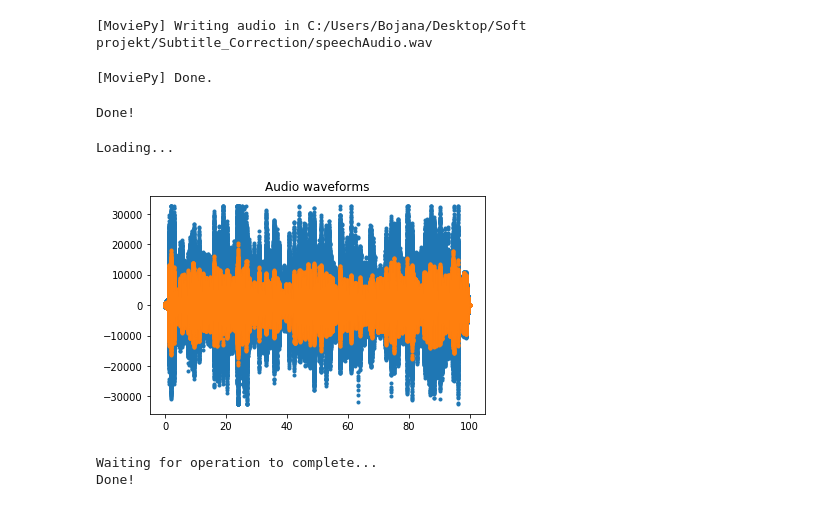
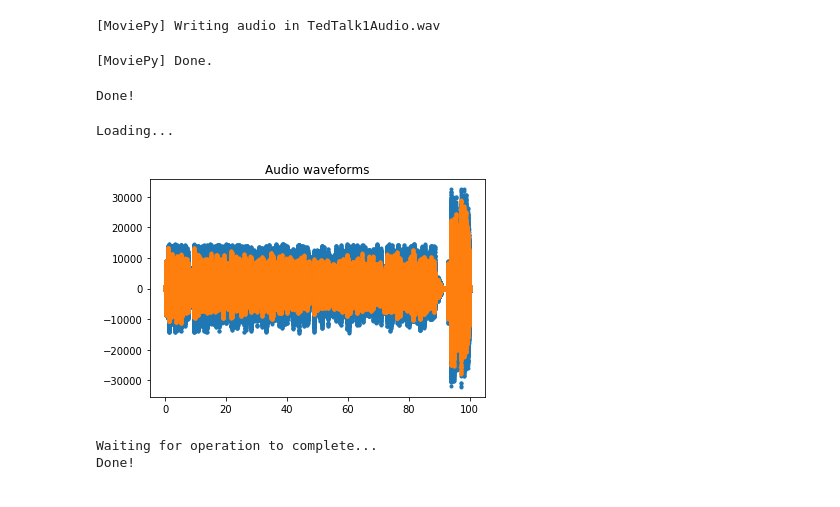
Before and after one commit to ssrbislav/Subtitle_Correction, a Jupyter notebook: final.ipynb, the cells around one changed output. Drawn from its saved outputs; the diff is of its cells as text; code cells hidden in the pictures.

Commit message:
Sample files

```diff
--- a/final.ipynb
+++ b/final.ipynb
@@ -2,12 +2,12 @@
 #separate the sound
 import moviepy.editor as me
 
-video = me.VideoFileClip("C:/Users/Bojana/Desktop/Soft projekt/Subtitle_Correction/speech.video.mp4")
-video.audio.write_audiofile("C:/Users/Bojana/Desktop/Soft projekt/Subtitle_Correction/speechAudio.wav",  fps=16000)
+video = me.VideoFileClip("Samples/TedTalk1.mp4")
+video.audio.write_audiofile("TedTalk1Audio.wav",  fps=16000)
 video.reader.close()
 video.audio.reader.close_proc()
 # %% [output]
-[MoviePy] Writing audio in C:/Users/Bojana/Desktop/Soft projekt/Subtitle_Correction/speechAudio.wav
+[MoviePy] Writing audio in TedTalk1Audio.wav
 [MoviePy] Done.
 # %%
 #filter the sound
@@ -68,36 +68,36 @@ Done!
 # %%
 #plot
 import matplotlib.pyplot as plt
 import numpy as np
 from statistics import mean
 import wave
 import sys
 
 plt.figure(1)
 
 class Audio:
     def __init__(self, audio):
         self.audio = wave.open(audio,'r')
         self.signal = self.audio.readframes(-1)
         self.signal = np.frombuffer(self.signal, 'Int16')
         self.fr = self.audio.getframerate()
         self.time = np.linspace(0, 100, num=(len(self.signal)))
         self.fft = np.fft.fft(self.signal)
 
     def plot(self):
         plt.title("Audio waveforms")
         plt.plot(self.time, self.signal, '.')
 
 print("Loading...")
-gana = Audio('speechAudio.wav')
-humm = Audio('filteredSpeech.wav')
+gana = Audio('earthAudio.wav')
+humm = Audio('filteredEarth.wav')
 
 gana.plot()
 humm.plot()
 plt.show()
 # %% [output]
 Loading...
-[figure, old version]
+[figure, new version]
 # %%
 #speech to text and writing in .srt
 from google.cloud import speech_v1p1beta1 as speech
```
Also changed, not shown: parts of 5 cells of this notebook, 7 other files.
